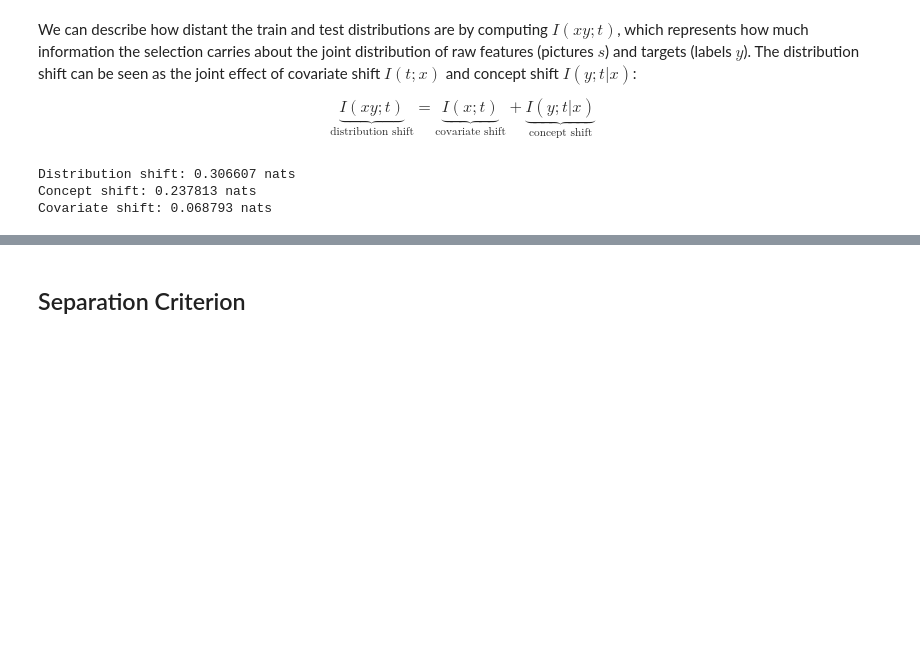
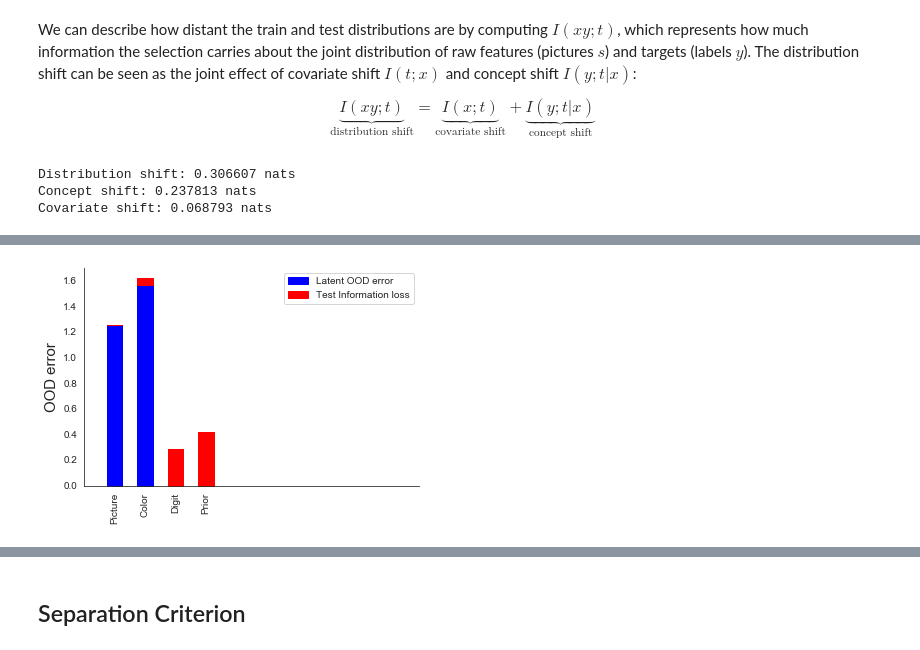
Before and after one commit to mfederici/dsit, a Jupyter notebook: visualization.ipynb, the cells around one changed output, grey strips where cells are left out. Drawn from its saved outputs; the diff is of its cells as text; code cells hidden in the pictures; blank space fills up the shorter version.

```diff
--- a/visualization.ipynb
+++ b/visualization.ipynb
@@ -106,0 +107,29 @@ This can be done by optimizing the encoders according to different criteria.
+# %%
+models = []
+
+# Color
+data.append({
+    'Model': 'Color',
+    'Latent OOD error': compute_kl(test_dist, train_dist.conditional('y','c')),
+    'Test Information Loss': test_dist.mi('y','x','c')
+})
+
+# Digit
+data.append({
+    'Model': 'Digit',
+    'Latent OOD error': compute_kl(test_dist, train_dist.conditional('y','d')),
+    'Test Information Loss': test_dist.mi('y','x','d')
+})
+
+# Prior
+data.append({
+    'Model': 'Prior',
+    'Latent OOD error': compute_kl(test_dist, train_dist.marginal('y')),
+    'Test Information Loss': test_dist.mi('y','x')
+})
+
+f, ax = plt.subplots(1,1)
+sns.despine()
+plot_data(data, ax)
+# %% [output]
+[figure, added]
```
Also changed, not shown: parts of 58 cells of this notebook, 3 other files.
